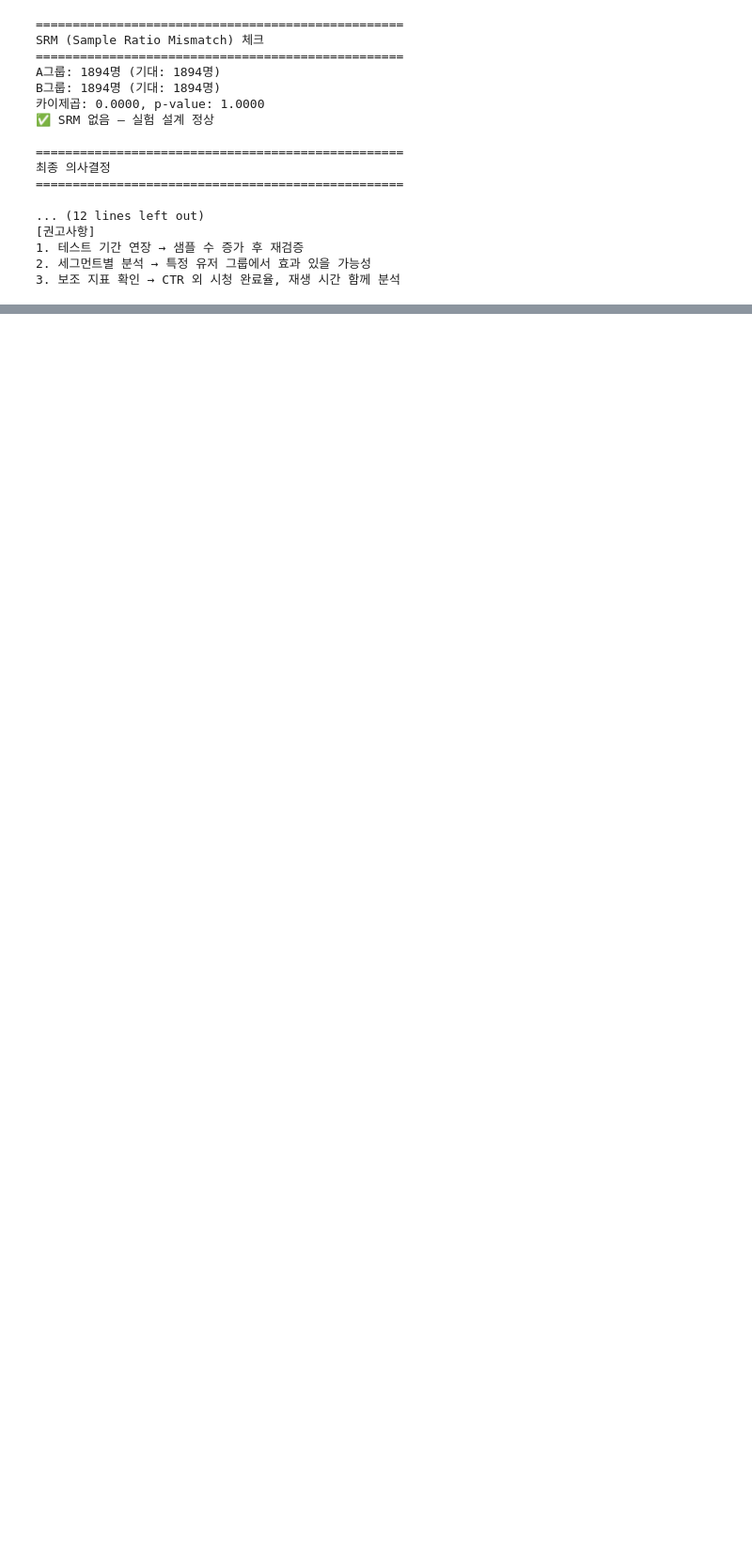
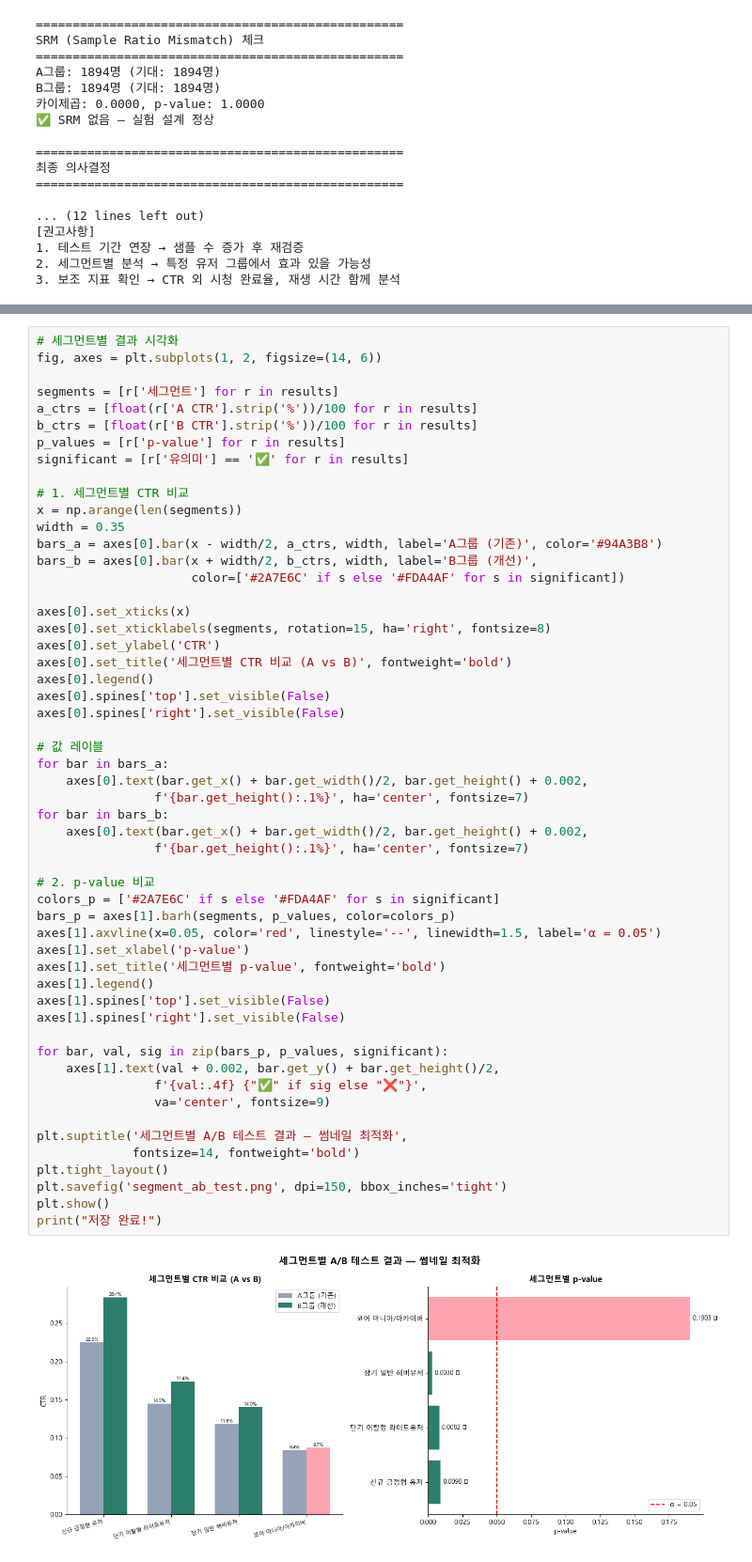
Before and after one commit to bini0126/ott-content-ab-analysis, a Jupyter notebook: notebooks/04_ab_test_design.ipynb, the cells around one changed output, grey strips where cells are left out. Shown at 94% size. Drawn from its saved outputs; the diff is of its cells as text; blank space fills up the shorter version.

Commit message:
feat: 세그먼트별 A/B테스트 추가 - 썸네일 최적화 설명

```diff
--- a/notebooks/04_ab_test_design.ipynb
+++ b/notebooks/04_ab_test_design.ipynb
@@ -322,0 +452,56 @@ B그룹: 1894명 (기대: 1894명)
+# %%
+# 세그먼트별 결과 시각화
+fig, axes = plt.subplots(1, 2, figsize=(14, 6))
+
+segments = [r['세그먼트'] for r in results]
+a_ctrs = [float(r['A CTR'].strip('%'))/100 for r in results]
+b_ctrs = [float(r['B CTR'].strip('%'))/100 for r in results]
+p_values = [r['p-value'] for r in results]
+significant = [r['유의미'] == '✅' for r in results]
+
+# 1. 세그먼트별 CTR 비교
+x = np.arange(len(segments))
+width = 0.35
+bars_a = axes[0].bar(x - width/2, a_ctrs, width, label='A그룹 (기존)', color='#94A3B8')
+bars_b = axes[0].bar(x + width/2, b_ctrs, width, label='B그룹 (개선)',
+                     color=['#2A7E6C' if s else '#FDA4AF' for s in significant])
+
+axes[0].set_xticks(x)
+axes[0].set_xticklabels(segments, rotation=15, ha='right', fontsize=8)
+axes[0].set_ylabel('CTR')
+axes[0].set_title('세그먼트별 CTR 비교 (A vs B)', fontweight='bold')
+axes[0].legend()
+axes[0].spines['top'].set_visible(False)
+axes[0].spines['right'].set_visible(False)
+
+# 값 레이블
+for bar in bars_a:
+    axes[0].text(bar.get_x() + bar.get_width()/2, bar.get_height() + 0.002,
+                f'{bar.get_height():.1%}', ha='center', fontsize=7)
+for bar in bars_b:
+    axes[0].text(bar.get_x() + bar.get_width()/2, bar.get_height() + 0.002,
+                f'{bar.get_height():.1%}', ha='center', fontsize=7)
+
+# 2. p-value 비교
+colors_p = ['#2A7E6C' if s else '#FDA4AF' for s in significant]
+bars_p = axes[1].barh(segments, p_values, color=colors_p)
+axes[1].axvline(x=0.05, color='red', linestyle='--', linewidth=1.5, label='α = 0.05')
+axes[1].set_xlabel('p-value')
+axes[1].set_title('세그먼트별 p-value', fontweight='bold')
+axes[1].legend()
+axes[1].spines['top'].set_visible(False)
+axes[1].spines['right'].set_visible(False)
+
+for bar, val, sig in zip(bars_p, p_values, significant):
+    axes[1].text(val + 0.002, bar.get_y() + bar.get_height()/2,
+                f'{val:.4f} {"✅" if sig else "❌"}',
+                va='center', fontsize=9)
+
+plt.suptitle('세그먼트별 A/B 테스트 결과 — 썸네일 최적화',
+             fontsize=14, fontweight='bold')
+plt.tight_layout()
+plt.savefig('segment_ab_test.png', dpi=150, bbox_inches='tight')
+plt.show()
+print("저장 완료!")
+# %% [output]
+[figure, added]
```
Also changed, not shown: parts of 3 cells of this notebook, 1 other file.
